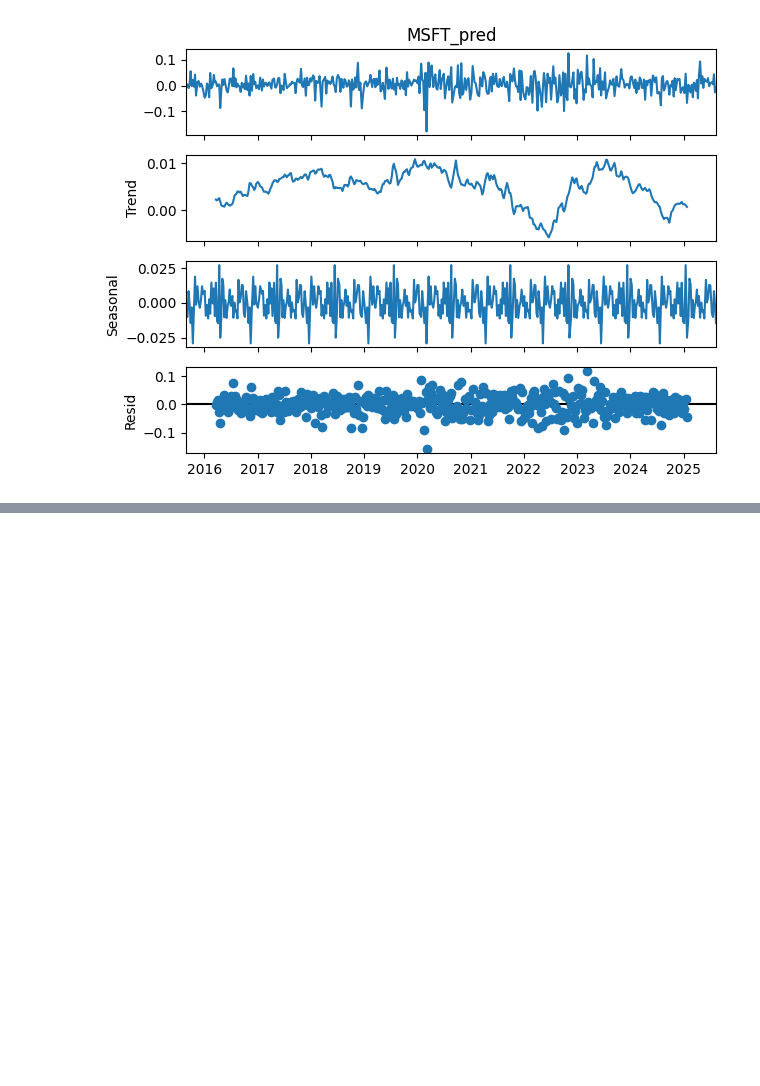
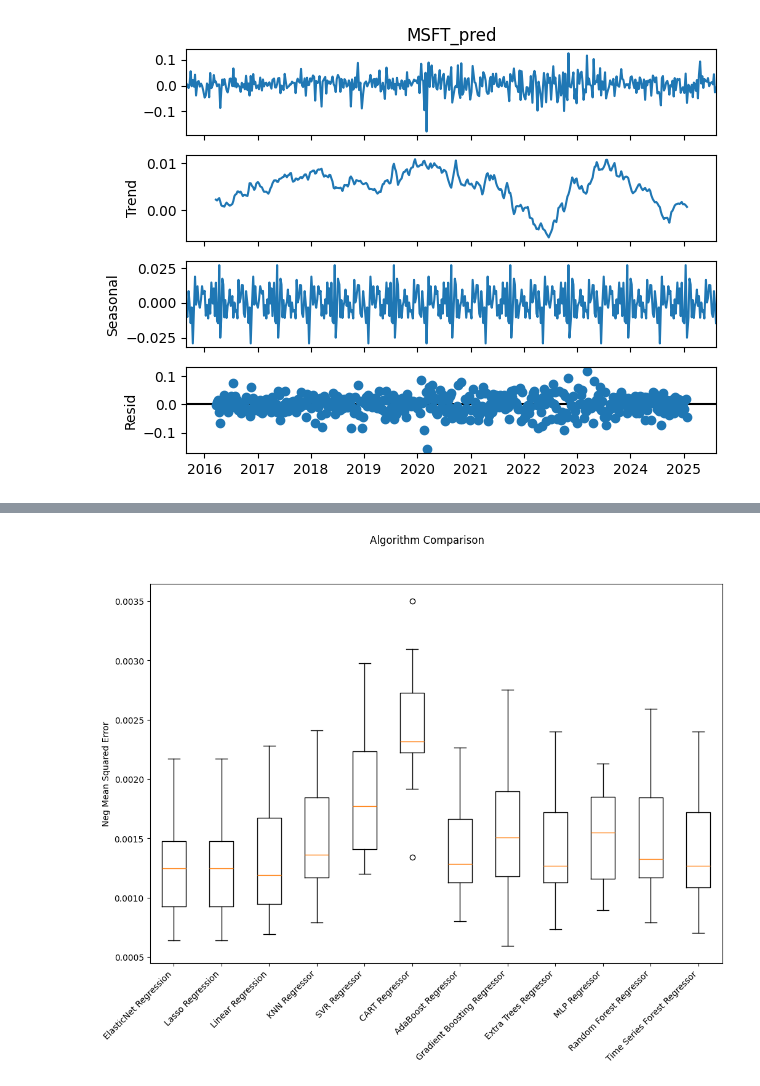
Before and after one commit to kaladabrio2020/livro-blueprints-de-aprendizado-de-maquina-e-cd-para-financas, a Jupyter notebook: parte1-conjectura/capitulo 5 - Aprendizado Supervisionado Regressao/estudo_de_caso_1.ipynb, the cells around one changed output, grey strips where cells are left out. Cells and saved outputs as stored; diff of their text form; code cells hidden in the pictures; blank space fills up the shorter version.

```diff
--- a/parte1-conjectura/capitulo 5 - Aprendizado Supervisionado Regressao/estudo_de_caso_1.ipynb
+++ b/parte1-conjectura/capitulo 5 - Aprendizado Supervisionado Regressao/estudo_de_caso_1.ipynb
@@ -175,0 +202,5 @@ plt.show()
+# %%
+names = []
+kfold_result = []
+test_result = []
+train_result = []
@@ -175,0 +241,10 @@ plt.show()
+# %%
+fig = plt.figure(figsize=(12,8))
+fig.suptitle('Algorithm Comparison')
+ax = fig.add_subplot(111)
+plt.boxplot(kfold_result)
+ax.set_xticklabels(names, rotation=45, ha='right')
+plt.ylabel('Neg Mean Squared Error')
+plt.show()
+# %% [output]
+[figure, added]
```
Also changed, not shown: parts of 37 cells of this notebook.
